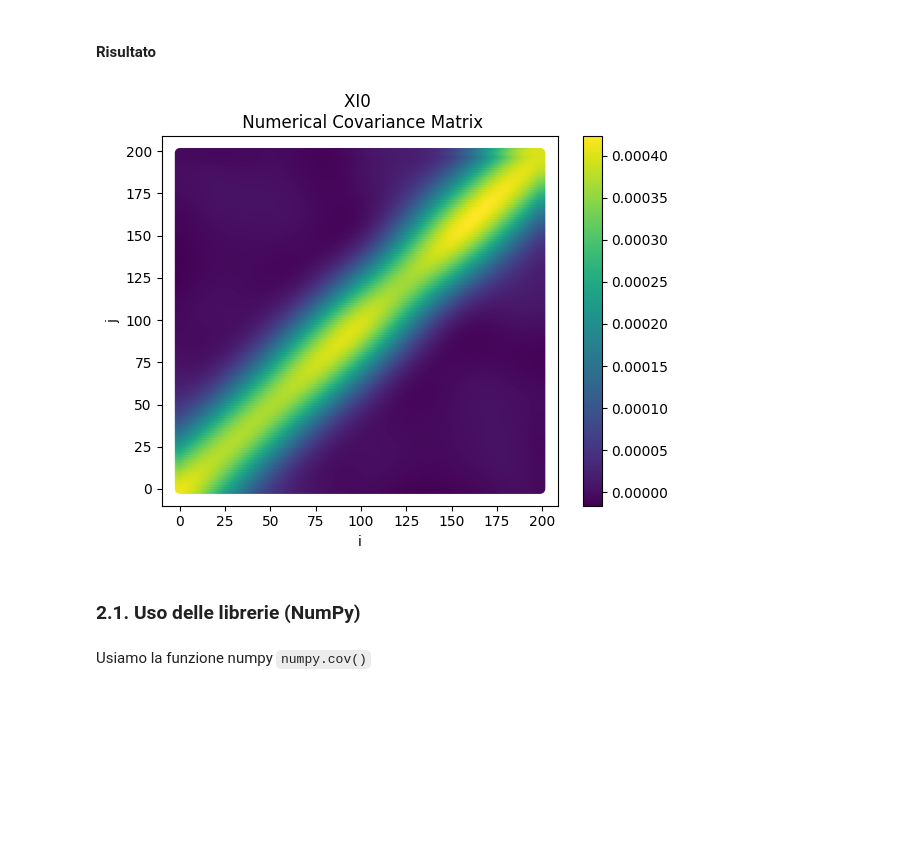
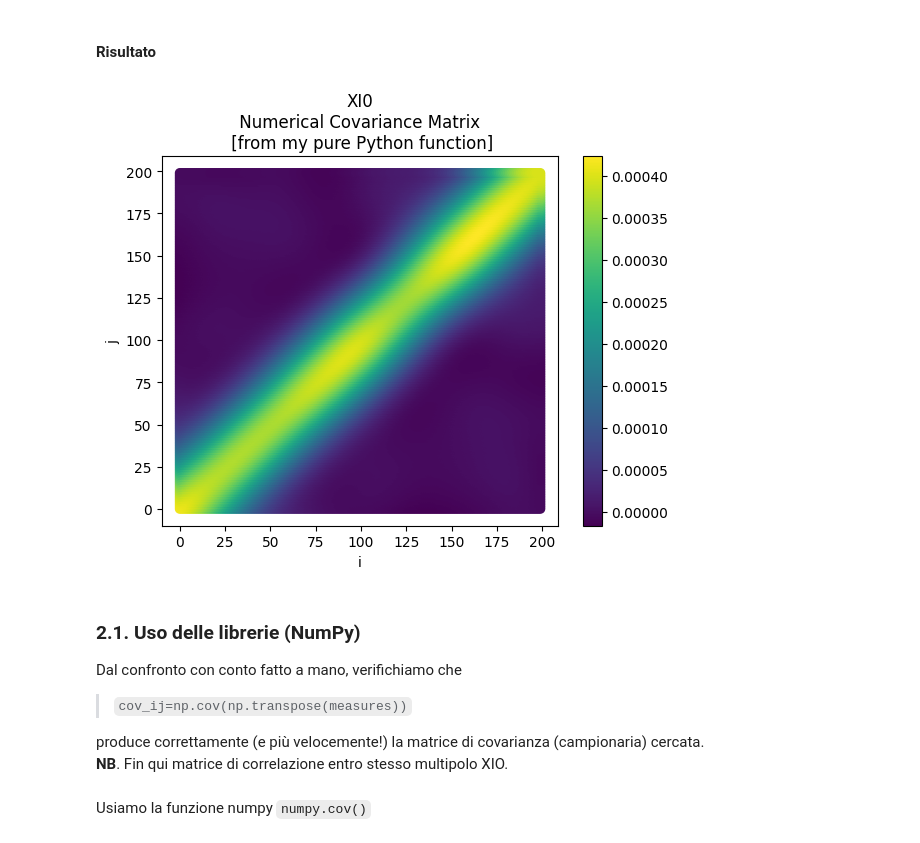
Before and after one commit to BeppeMcOnion/AB_INFO_2022-2023_EercizioFinale, a Jupyter notebook: ProgettoEsame.ipynb, the cells around one changed output. Drawn from its saved outputs; the diff is of its cells as text; code cells hidden in the pictures; blank space fills up the shorter version.

Commit message:
feat&refactor: Added Correlation matrix calculation; improvement in Python functions.

```diff
--- a/ProgettoEsame.ipynb
+++ b/ProgettoEsame.ipynb
@@ -138,7 +139,7 @@ if save: plt.savefig('bello', dpi=200)
 # %%
 def HomeMade_NumericalCovMatrix(Nbins, measures):
     '''
-    Calculate Numerical Covariance Matrix.
+    Calcola la matrice di covarianza numerica.
 
     Args:
         Nbins (int): number of different entries of the Covariance (square) matrix
@@ -162,23 +163,35 @@ def HomeMade_NumericalCovMatrix(Nbins, measures):
 
     return cov_matrix
 
-def plot_CovMatrix(cov_matrix,save=False, fname='XI0CovMatrix'):
-    '''plotting covariance matrix'''
-    x,y = np.meshgrid(range(cov_matrix.shape[0]),range(cov_matrix.shape[1]))
+def plot_Matrix(matrix, title='XI0 \n Numerical Covariance Matrix', save=False, fname='XI0CovMatrix'):
+    """Plot di matrice delle covarianze (o delle correlazioni)
+
+    Args:
+        matrix (array(Nbins,Nbins)): (c_ij)
+        title (str, optional): Titolo del plot. Defaults to 'XI0 \n Numerical Covariance Matrix'.
+        save (bool, optional): Se 'True' sava figura in formato pdf. Defaults to False.
+        fname (str, optional): Nome dell'eventuale file pdf di salvataggio. Defaults to 'XI0CovMatrix'.
+    """
+    x,y = np.meshgrid(range(matrix.shape[0]),range(matrix.shape[1]))
     plt.xlabel('i')
     plt.ylabel('j')
-    plt.scatter(x,y,c=cov_matrix[x,y],label='CovMatrix')
-    plt.title('XI0 \n Numerical Covariance Matrix')
+    plt.scatter(x,y,c=matrix[x,y],label='CovMatrix')
+    plt.title(title)
     plt.colorbar()
     if save: plt.savefig(fname, dpi=200)
 # %%
-HomemadeCov_matrix = HomeMade_NumericalCovMatrix(Nbins,measures)
+Cov_matrix = HomeMade_NumericalCovMatrix(Nbins,measures)
-# %%
-plot_CovMatrix(HomemadeCov_matrix)
-# %% [output]
-[figure, removed]
-# %% [markdown]
-### 2.1. Uso delle librerie (NumPy)
+# %%
+plot_Matrix(HomemadeCov_matrix,title = 'XI0\n Numerical Covariance Matrix \n [from my pure Python function]')
+# %% [output]
+[figure, added]
+# %% [markdown]
+### 2.1. Uso delle librerie (NumPy)
+Dal confronto con conto fatto a mano, verifichiamo che
+> `cov_ij=np.cov(np.transpose(measures))`
+
+ produce correttamente (e più velocemente!) la matrice di covarianza (campionaria) cercata.\
+ **NB**. Fin qui matrice di correlazione entro stesso multipolo XIO.
 # %% [markdown]
 Usiamo la funzione numpy `numpy.cov()`
 # %%
```
Also changed, not shown: parts of 9 cells of this notebook.
